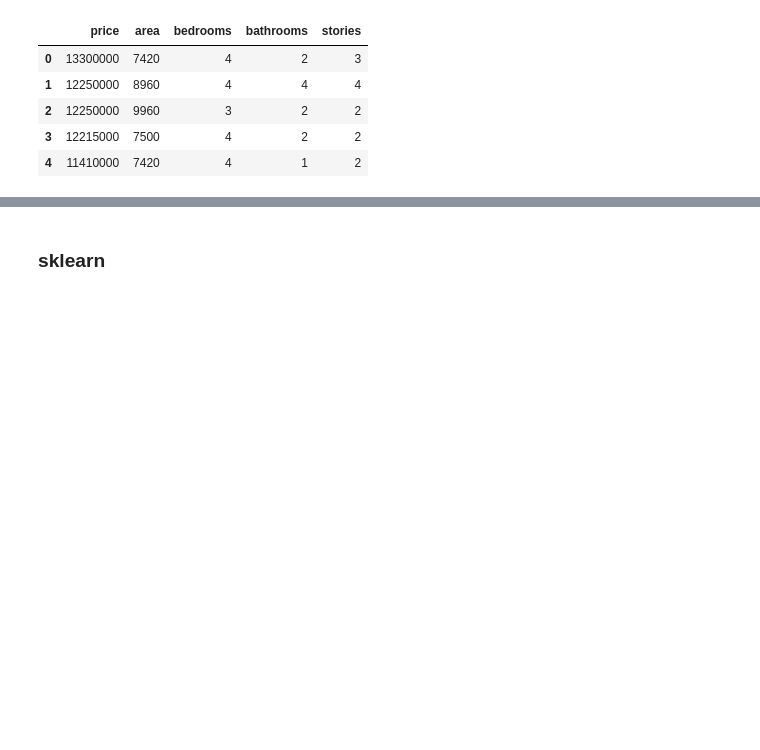
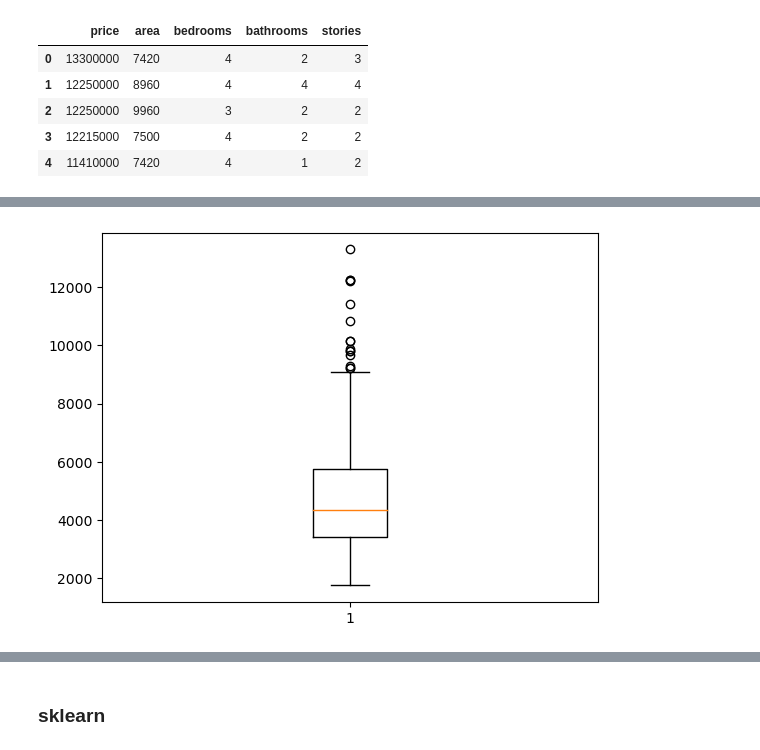
Before and after one commit to mjmacarty/OIM7502_SP24, a Jupyter notebook: 05-linear_regression.ipynb, the cells around one changed output, grey strips where cells are left out. Saved outputs shown, nothing was run; the diff lists cells and outputs as text; code cells hidden in the pictures; blank space fills up the shorter version.

```diff
--- a/05-linear_regression.ipynb
+++ b/05-linear_regression.ipynb
@@ -19,0 +89,4 @@ housing.head()
+# %%
+plt.boxplot(data['price']);
+# %% [output]
+[figure, added]
```
Also changed, not shown: parts of 39 cells of this notebook, 1 other file.
